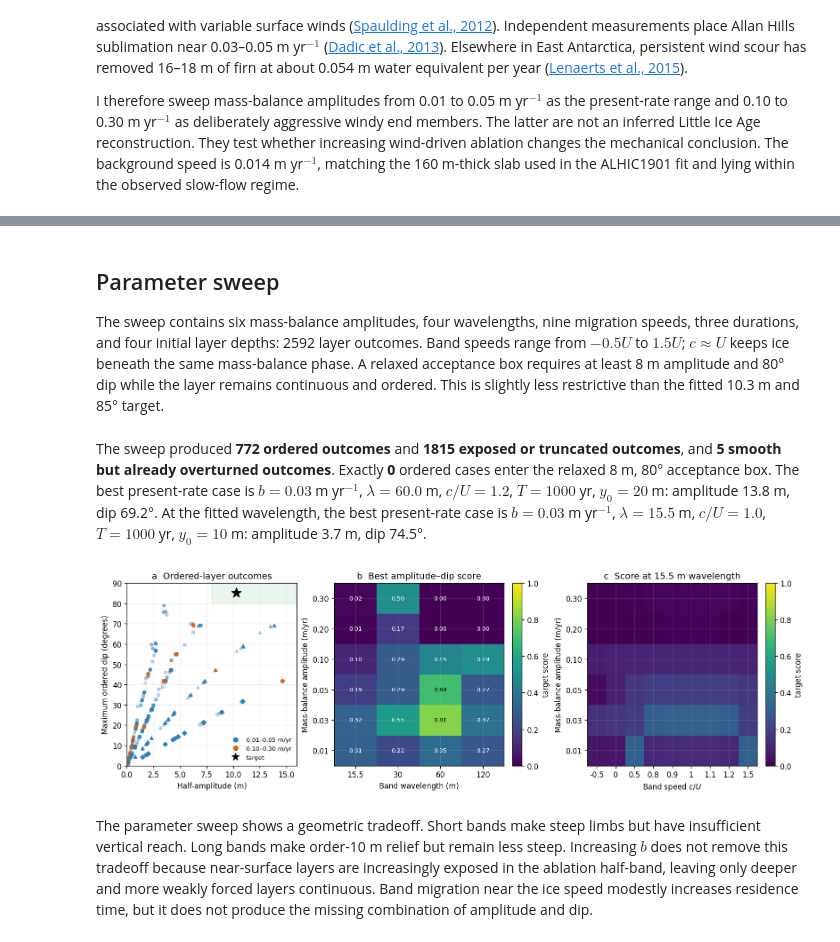
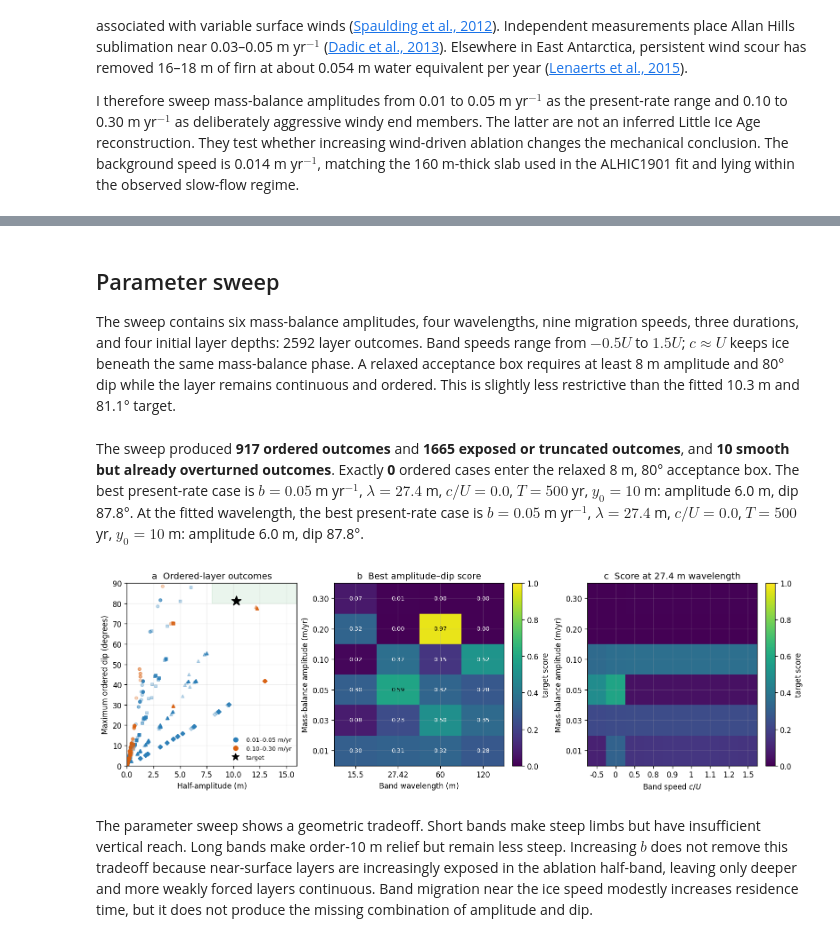
Before and after one commit to bradlipovsky/allan-hills-stratigraphy, a Jupyter notebook: notebooks/alternating_smb_seed.ipynb, the cells around one changed output, grey strips where cells are left out. Drawn from its saved outputs; the diff is of its cells as text; code cells hidden in the pictures.

```diff
--- a/notebooks/alternating_smb_seed.ipynb
+++ b/notebooks/alternating_smb_seed.ipynb
@@ -79,11 +181,8 @@ The target wavelength has an e-folding depth of **2.47 m**. At 149 m below the s
 # %%
 def stokes_velocity(pattern_x, depth, rate, wavelength, migration_speed):
-    depth = np.maximum(np.asarray(depth), 0.0)
-    k = 2 * np.pi / wavelength
-    decay = np.exp(-k * depth)
-    phase = k * pattern_x
-    horizontal = U - migration_speed - rate * k * depth * decay * np.cos(phase)
-    downward = rate * (1 + k * depth) * decay * np.sin(phase)
+    response = unit_velocity(np.asarray(pattern_x) / wavelength, np.asarray(depth) / wavelength)
+    horizontal = U - migration_speed + rate * response[..., 0]
+    downward = rate * response[..., 1]
     return horizontal, downward
 
 def layer_metrics(initial_x, pattern_x, depth, active, initial_depth):
@@ -156,10 +255,10 @@ def seed_score(record):
 # %% [markdown]
 ## Parameter sweep
 
-The sweep contains six mass-balance amplitudes, four wavelengths, nine migration speeds, three durations, and four initial layer depths: 2592 layer outcomes. Band speeds range from $-0.5U$ to $1.5U$; $c\approx U$ keeps ice beneath the same mass-balance phase. A relaxed acceptance box requires at least 8 m amplitude and 80° dip while the layer remains continuous and ordered. This is slightly less restrictive than the fitted 10.3 m and 85° target.
+The sweep contains six mass-balance amplitudes, four wavelengths, nine migration speeds, three durations, and four initial layer depths: 2592 layer outcomes. Band speeds range from $-0.5U$ to $1.5U$; $c\approx U$ keeps ice beneath the same mass-balance phase. A relaxed acceptance box requires at least 8 m amplitude and 80° dip while the layer remains continuous and ordered. This is slightly less restrictive than the fitted 10.3 m and 81.1° target.
 # %%
 rates = np.array([0.01, 0.03, 0.05, 0.10, 0.20, 0.30])
-wavelengths = np.array([15.5, 30.0, 60.0, 120.0])
+wavelengths = np.array([15.5, TARGET_WAVELENGTH, 60.0, 120.0])
 speed_ratios = np.array([-0.5, 0.0, 0.5, 0.8, 0.9, 1.0, 1.1, 1.2, 1.5])
 records = []
 for rate, wavelength, speed_ratio in itertools.product(rates, wavelengths, speed_ratios):
@@ -211,7 +310,7 @@ display(Markdown(
     f"case is {compact_case(best_target_spacing)}."
 ))
 # %% [output]
-The sweep produced **772 ordered outcomes** and **1815 exposed or truncated outcomes**, and **5 smooth but already overturned outcomes**. Exactly **0** ordered cases enter the relaxed 8 m, 80° acceptance box. The best present-rate case is $b=0.03$ m yr$^{-1}$, $\lambda=60.0$ m, $c/U=1.2$, $T=1000$ yr, $y_0=20$ m: amplitude 13.8 m, dip 69.2°. At the fitted wavelength, the best present-rate case is $b=0.03$ m yr$^{-1}$, $\lambda=15.5$ m, $c/U=1.0$, $T=1000$ yr, $y_0=10$ m: amplitude 3.7 m, dip 74.5°.
+The sweep produced **917 ordered outcomes** and **1665 exposed or truncated outcomes**, and **10 smooth but already overturned outcomes**. Exactly **0** ordered cases enter the relaxed 8 m, 80° acceptance box. The best present-rate case is $b=0.05$ m yr$^{-1}$, $\lambda=27.4$ m, $c/U=0.0$, $T=500$ yr, $y_0=10$ m: amplitude 6.0 m, dip 87.8°. At the fitted wavelength, the best present-rate case is $b=0.05$ m yr$^{-1}$, $\lambda=27.4$ m, $c/U=0.0$, $T=500$ yr, $y_0=10$ m: amplitude 6.0 m, dip 87.8°.
 # %%
 fig, axes = plt.subplots(1, 3, figsize=(13.2, 4.2), constrained_layout=True)
 
@@ -239,35 +338,35 @@ for i, rate in enumerate(rates):
         best_score[i, j] = max(
             r["score"] for r in records
             if r["rate"] == rate and r["wavelength"] == wavelength
         )
 image = axes[1].imshow(best_score, origin="lower", aspect="auto", vmin=0, vmax=1, cmap="viridis")
 axes[1].set(xticks=np.arange(len(wavelengths)), xticklabels=[f"{w:g}" for w in wavelengths],
             yticks=np.arange(len(rates)), yticklabels=[f"{r:.2f}" for r in rates],
             xlabel="Band wavelength (m)", ylabel="Mass-balance amplitude (m/yr)",
             title="b  Best amplitude–dip score")
 for i in range(len(rates)):
     for j in range(len(wavelengths)):
         axes[1].text(j, i, f"{best_score[i, j]:.2f}", ha="center", va="center",
                      color="white" if best_score[i, j] < 0.55 else "black", fontsize=8)
 fig.colorbar(image, ax=axes[1], label="target score")
 
 spacing_score = np.zeros((len(rates), len(speed_ratios)))
 for i, rate in enumerate(rates):
     for j, speed_ratio in enumerate(speed_ratios):
         spacing_score[i, j] = max(
             r["score"] for r in records
             if r["rate"] == rate and r["wavelength"] == TARGET_WAVELENGTH
             and r["speed_ratio"] == speed_ratio
         )
 image2 = axes[2].imshow(spacing_score, origin="lower", aspect="auto", vmin=0, vmax=1, cmap="viridis")
 axes[2].set(xticks=np.arange(len(speed_ratios)), xticklabels=[f"{c:g}" for c in speed_ratios],
             yticks=np.arange(len(rates)), yticklabels=[f"{r:.2f}" for r in rates],
             xlabel="Band speed $c/U$", ylabel="Mass-balance amplitude (m/yr)",
-            title="c  Score at 15.5 m wavelength")
+            title=f"c  Score at {TARGET_WAVELENGTH:.1f} m wavelength")
 fig.colorbar(image2, ax=axes[2], label="target score")
 plt.show()
 # %% [output]
-[figure, old version]
+[figure, new version]
 # %% [markdown]
 The parameter sweep shows a geometric tradeoff. Short bands make steep limbs but have insufficient vertical reach. Long bands make order-10 m relief but remain less steep. Increasing $b$ does not remove this tradeoff because near-surface layers are increasingly exposed in the ablation half-band, leaving only deeper and more weakly forced layers continuous. Band migration near the ice speed modestly increases residence time, but it does not produce the missing combination of amplitude and dip.
 # %%
```
Also changed, not shown: parts of 7 cells of this notebook, 3 other files.
